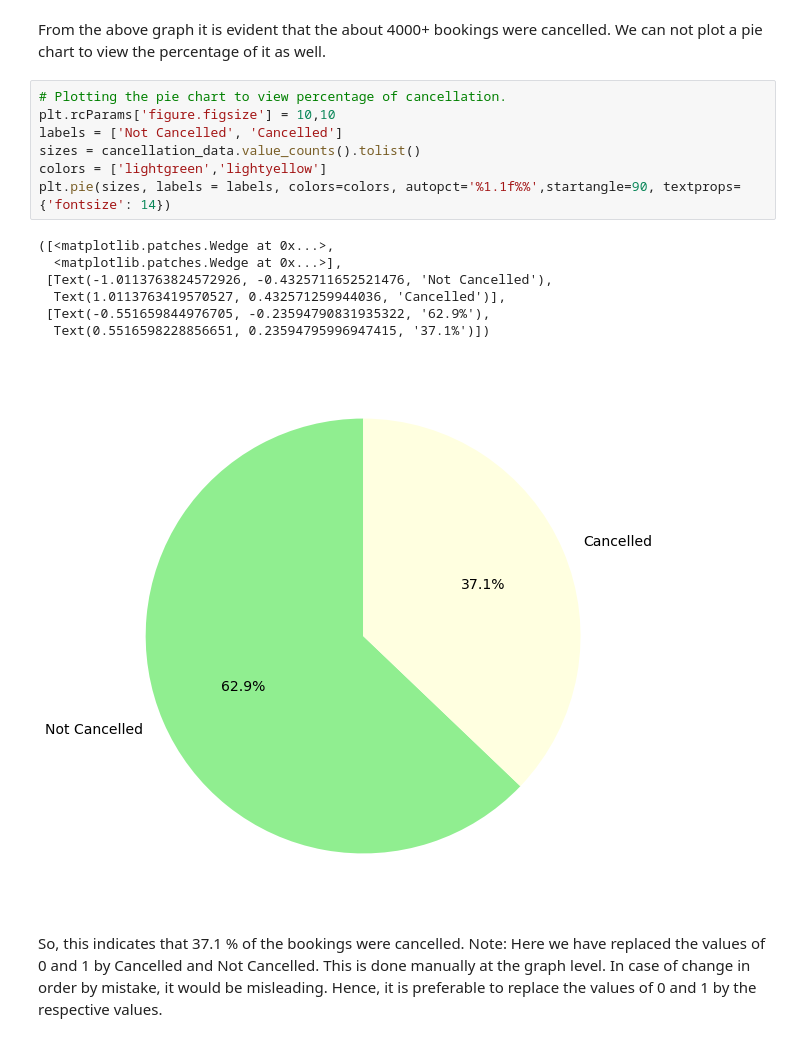
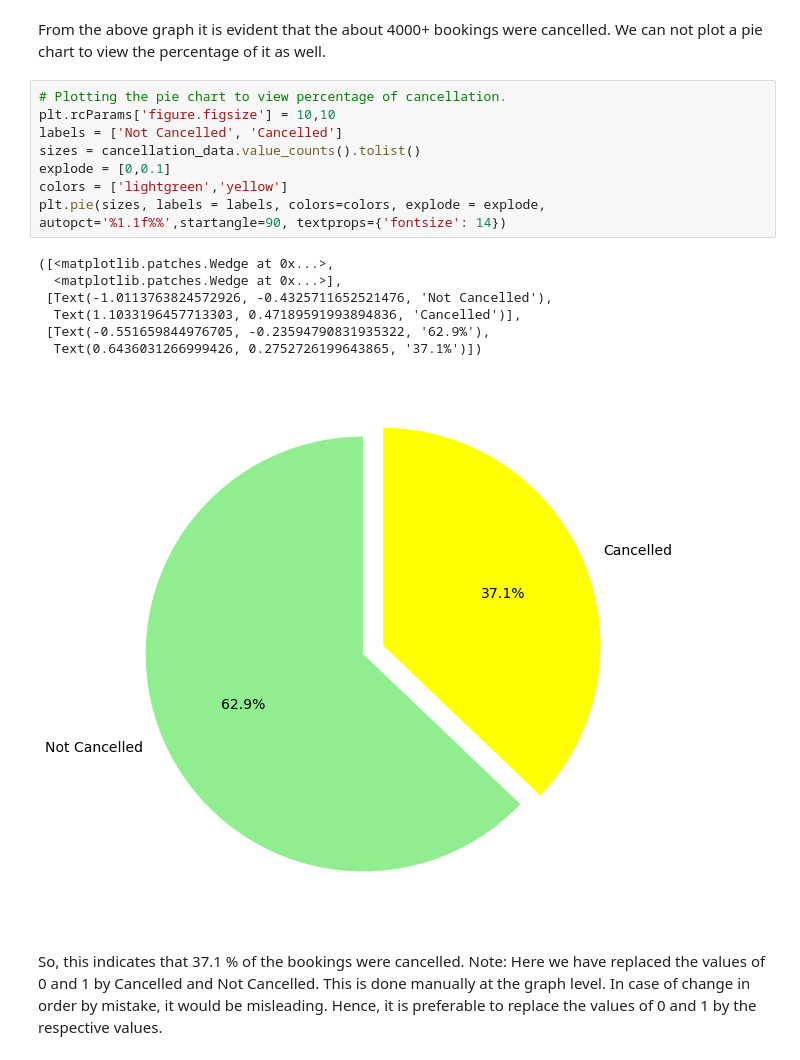
Before and after one commit to V-dit/EDA-hotel-booking-analysis, a Jupyter notebook: Hotel_Booking_Analysis_Capstone_Project.ipynb, the cells around one changed output. Saved outputs shown, nothing was run; the diff lists cells and outputs as text.

```diff
--- a/Hotel_Booking_Analysis_Capstone_Project.ipynb
+++ b/Hotel_Booking_Analysis_Capstone_Project.ipynb
@@ -325,18 +353,19 @@ From the above graph it is evident that the about 4000+ bookings were cancelled.
 # %%
 # Plotting the pie chart to view percentage of cancellation.
 plt.rcParams['figure.figsize'] = 10,10
 labels = ['Not Cancelled', 'Cancelled']
 sizes = cancellation_data.value_counts().tolist()
-colors = ['lightgreen','lightyellow']
-plt.pie(sizes, labels = labels, colors=colors, autopct='%1.1f%%',startangle=90, textprops={'fontsize': 14})
+explode = [0,0.1]
+colors = ['lightgreen','yellow']
+plt.pie(sizes, labels = labels, colors=colors, explode = explode, autopct='%1.1f%%',startangle=90, textprops={'fontsize': 14})
 # %% [output]
 ([<matplotlib.patches.Wedge at 0x...>,
   <matplotlib.patches.Wedge at 0x...>],
  [Text(-1.0113763824572926, -0.4325711652521476, 'Not Cancelled'),
-  Text(1.0113763419570527, 0.432571259944036, 'Cancelled')],
+  Text(1.1033196457713303, 0.47189591993894836, 'Cancelled')],
  [Text(-0.551659844976705, -0.23594790831935322, '62.9%'),
-  Text(0.5516598228856651, 0.23594795996947415, '37.1%')])
+  Text(0.6436031266999426, 0.2752726199643865, '37.1%')])
-[figure, old version]
+[figure, new version]
 # %% [markdown]
 So, this indicates that 37.1 % of the bookings were cancelled.
 Note: Here we have replaced the values of 0 and 1 by Cancelled and Not Cancelled. This is done manually at the graph level. In case of change in order by mistake, it would be misleading. Hence, it is preferable to replace the values of 0 and 1 by the respective values.
```
Also changed, not shown: parts of 6 cells of this notebook.
